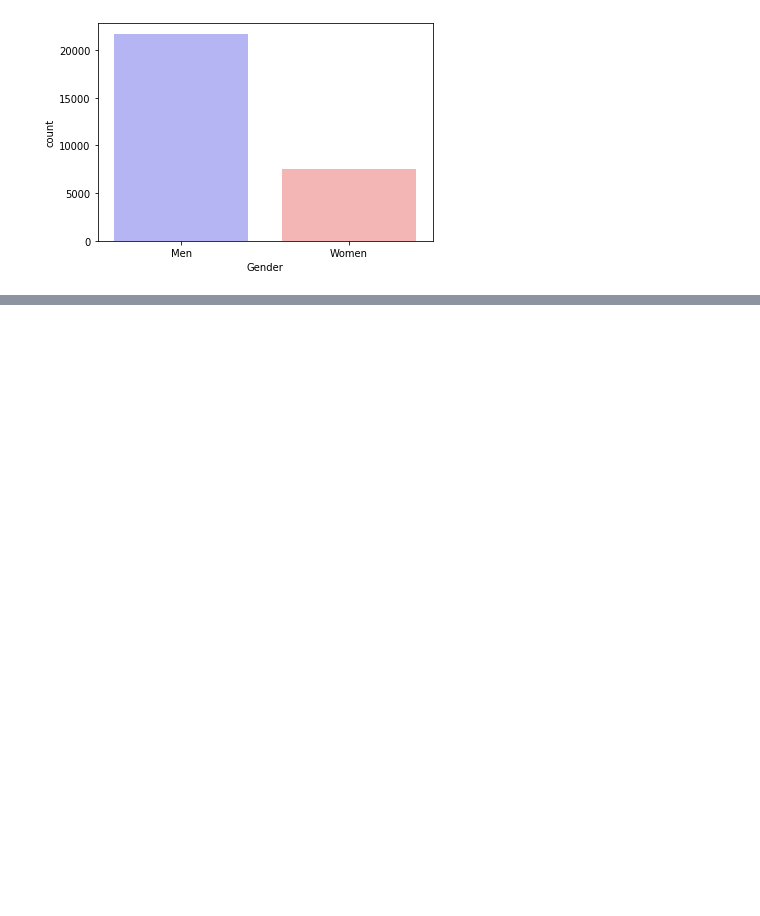
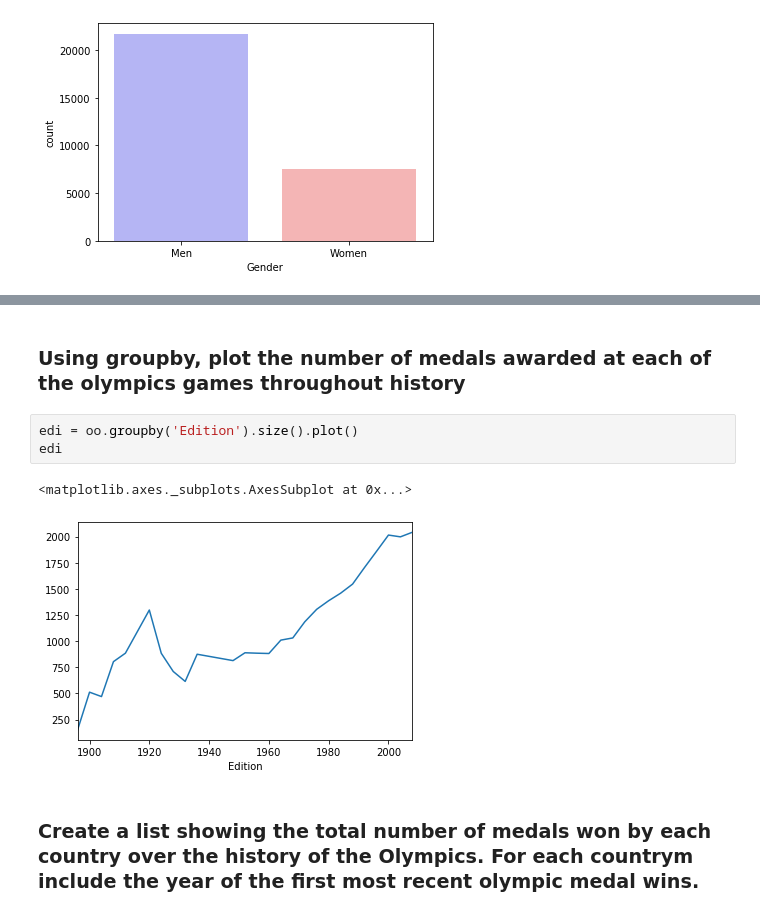
Before and after one commit to cidones/pandas-training, a Jupyter notebook: Challanges.ipynb, the cells around one changed output, grey strips where cells are left out. Saved outputs shown, nothing was run; the diff lists cells and outputs as text; blank space fills up the shorter version.

```diff
--- a/Challanges.ipynb
+++ b/Challanges.ipynb
@@ -125,0 +172,10 @@ sns.countplot(data=oo, x='Gender', palette='bwr');
+# %% [markdown]
+### Using groupby, plot the number of medals awarded at each of the olympics games throughout history
+# %%
+edi = oo.groupby('Edition').size().plot()
+edi
+# %% [output]
+<matplotlib.axes._subplots.AxesSubplot at 0x...>
+[figure, added]
+# %% [markdown]
+### Create a list showing the total number of medals won by each country over the history of the Olympics. For each countrym include the year of the first most recent olympic medal wins.
```
Also changed, not shown: parts of 15 cells of this notebook, 1 other file.
